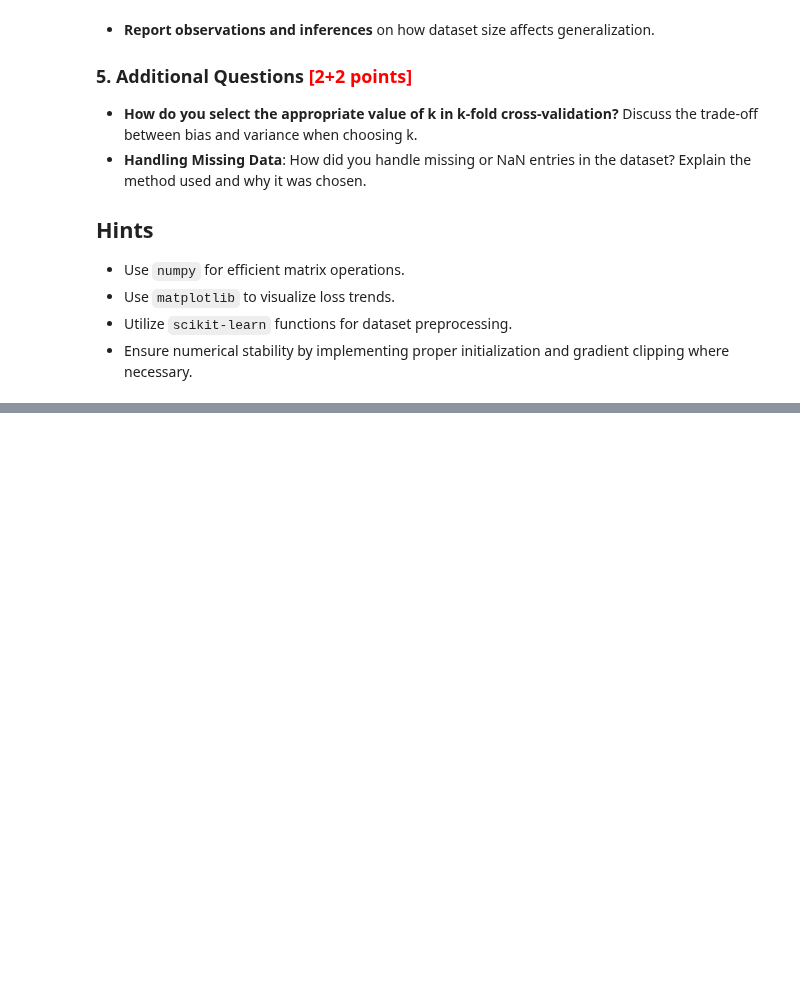
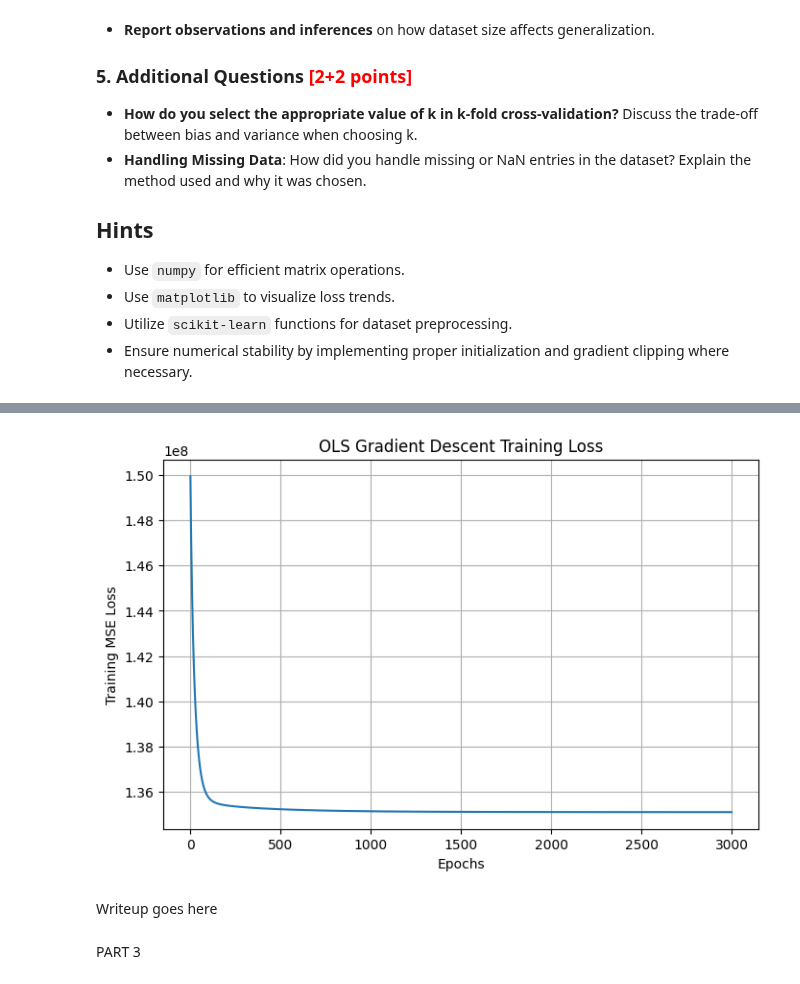
Before and after one commit to dsmith513/homework, a Jupyter notebook: cs412/hw2/P3_regression.ipynb, the cells around one changed output, grey strips where cells are left out. Cells and saved outputs as stored; diff of their text form; code cells hidden in the pictures; blank space fills up the shorter version.

```diff
--- a/cs412/hw2/P3_regression.ipynb
+++ b/cs412/hw2/P3_regression.ipynb
@@ -44,0 +89,4 @@ The goal of this assignment is to understand the implementation of linear regres
+# %%
+y = df[" shares"]
+X = df.drop(columns=[" shares"])
+df.isna().sum()
@@ -44,0 +115,7 @@ The goal of this assignment is to understand the implementation of linear regres
+# %%
+X_train, X_test, y_train, y_test = train_test_split(
+    X, y, test_size=0.40, random_state=12
+)
+
+print("Train size:", X_train.shape[0])
+print("Test size:", X_test.shape[0])
@@ -44,0 +169,24 @@ The goal of this assignment is to understand the implementation of linear regres
+# %%
+def squared_loss(y_true, y_pred):
+    return np.mean((y_true - y_pred) ** 2)
+
+def absolute_loss(y_true, y_pred):
+    return np.mean(np.abs(y_true - y_pred))
+
+ols_model = OLSGradientDescent(learning_rate=0.01, epochs=3000)
+ols_model.fit(X_train_b, y_train)
+
+y_train_pred = ols_model.predict(X_train_b)
+y_test_pred = ols_model.predict(X_test_b)
+
+train_sq_loss = squared_loss(y_train, y_train_pred)
+test_sq_loss = squared_loss(y_test, y_test_pred)
+
+train_abs_loss = absolute_loss(y_train, y_train_pred)
+test_abs_loss = absolute_loss(y_test, y_test_pred)
+
+print("OLS Linear Regression using Gradient Descent")
+print(f"Training Squared Loss: {train_sq_loss:.4f}")
+print(f"Test Squared Loss: {test_sq_loss:.4f}")
+print(f"Training Absolute Loss: {train_abs_loss:.4f}")
+print(f"Test Absolute Loss: {test_abs_loss:.4f}")
@@ -44,0 +199,14 @@ The goal of this assignment is to understand the implementation of linear regres
+# %%
+plt.figure(figsize=(8,5))
+plt.plot(ols_model.loss_history)
+plt.xlabel("Epochs")
+plt.ylabel("Training MSE Loss")
+plt.title("OLS Gradient Descent Training Loss")
+plt.grid(True)
+plt.show()
+# %% [output]
+[figure, added]
+# %% [markdown]
+Writeup goes here
+# %% [markdown]
+PART 3
```
Also changed, not shown: parts of 13 cells of this notebook, 7 other files.
